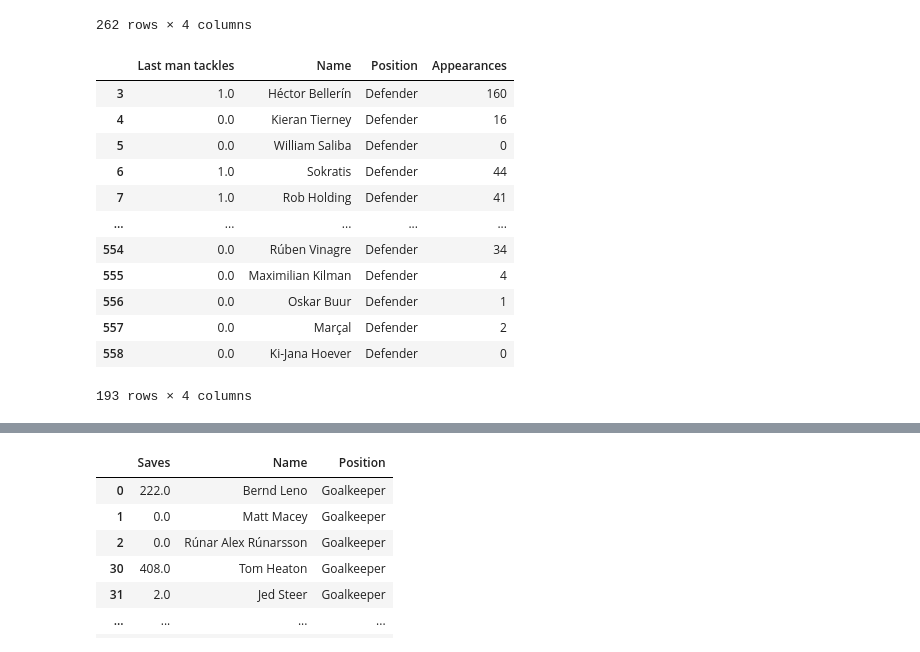
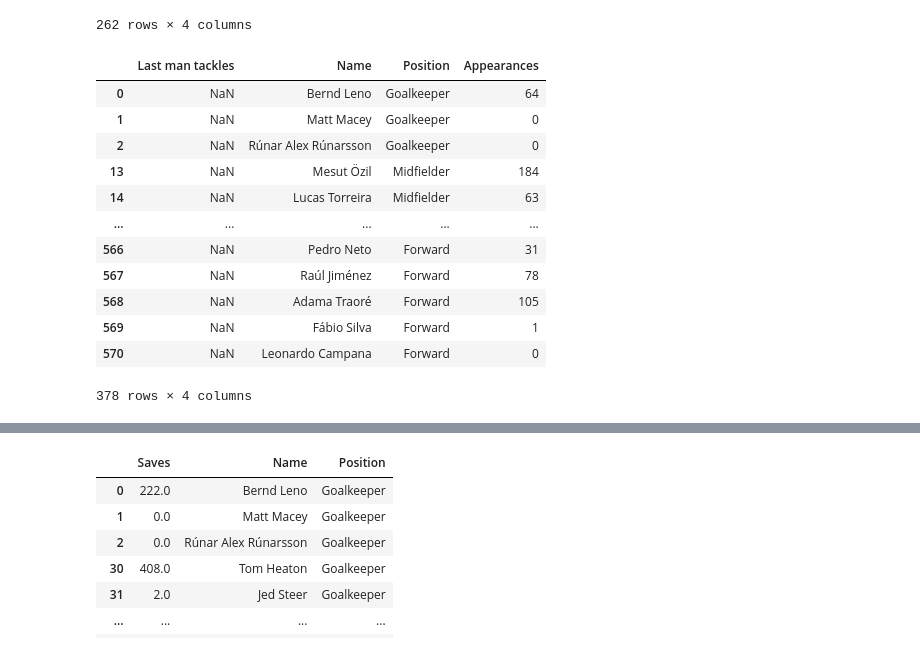
Before and after one commit to Prayush77/EDA_Premier_League_Players, a Jupyter notebook: src/main.ipynb, the cells around one changed output, grey strips where cells are left out. Cells and saved outputs as stored; diff of their text form; code cells hidden in the pictures.

```diff
--- a/src/main.ipynb
+++ b/src/main.ipynb
@@ -62,18 +62,18 @@ df[df['Goals conceded'].notnull()][['Goals conceded','Name','Position','Appearan
 | 558 | 0.0 | Ki-Jana Hoever | Defender | 0 |
 262 rows × 4 columns
 # %%
-df[df['Last man tackles'].notnull()][['Last man tackles','Name','Position','Appearances']]
+df[df['Last man tackles'].isnull()][['Last man tackles','Name','Position','Appearances']]
 # %% [output]
 |  | Last man tackles | Name | Position | Appearances |
-| 3 | 1.0 | Héctor Bellerín | Defender | 160 |
-| 4 | 0.0 | Kieran Tierney | Defender | 16 |
-| 5 | 0.0 | William Saliba | Defender | 0 |
-| 6 | 1.0 | Sokratis | Defender | 44 |
-| 7 | 1.0 | Rob Holding | Defender | 41 |
+| 0 | NaN | Bernd Leno | Goalkeeper | 64 |
+| 1 | NaN | Matt Macey | Goalkeeper | 0 |
+| 2 | NaN | Rúnar Alex Rúnarsson | Goalkeeper | 0 |
+| 13 | NaN | Mesut Özil | Midfielder | 184 |
+| 14 | NaN | Lucas Torreira | Midfielder | 63 |
 | ... | ... | ... | ... | ... |
-| 554 | 0.0 | Rúben Vinagre | Defender | 34 |
-| 555 | 0.0 | Maximilian Kilman | Defender | 4 |
-| 556 | 0.0 | Oskar Buur | Defender | 1 |
-| 557 | 0.0 | Marçal | Defender | 2 |
-| 558 | 0.0 | Ki-Jana Hoever | Defender | 0 |
+| 566 | NaN | Pedro Neto | Forward | 31 |
+| 567 | NaN | Raúl Jiménez | Forward | 78 |
+| 568 | NaN | Adama Traoré | Forward | 105 |
+| 569 | NaN | Fábio Silva | Forward | 1 |
+| 570 | NaN | Leonardo Campana | Forward | 0 |
-193 rows × 4 columns
+378 rows × 4 columns
```
Also changed, not shown: parts of 1 cell of this notebook.
